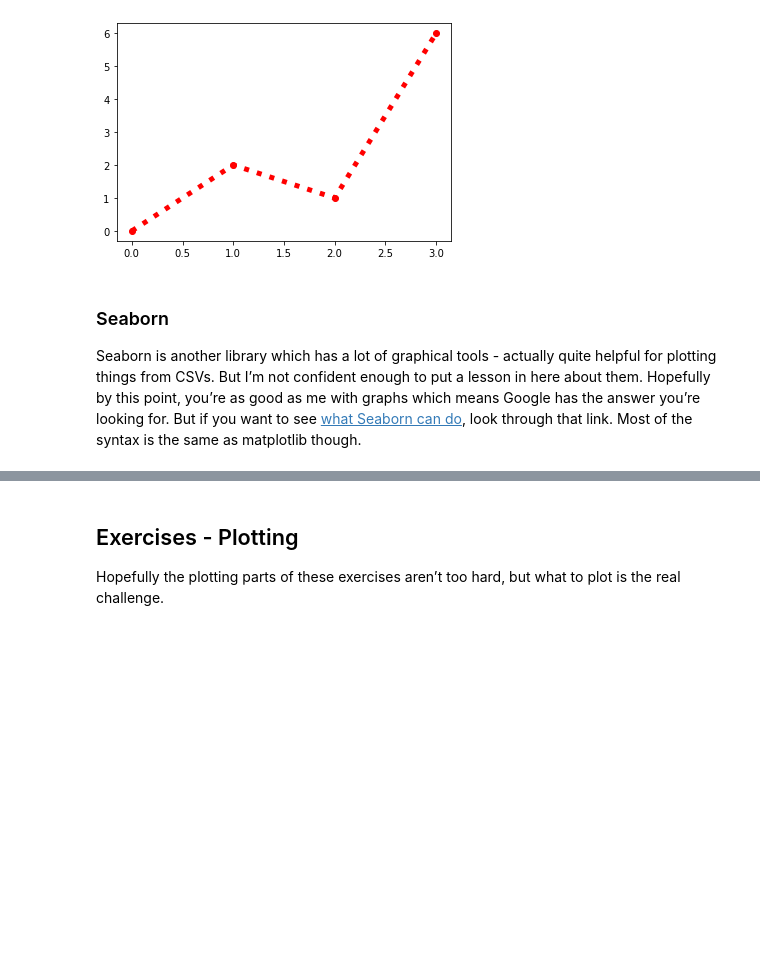
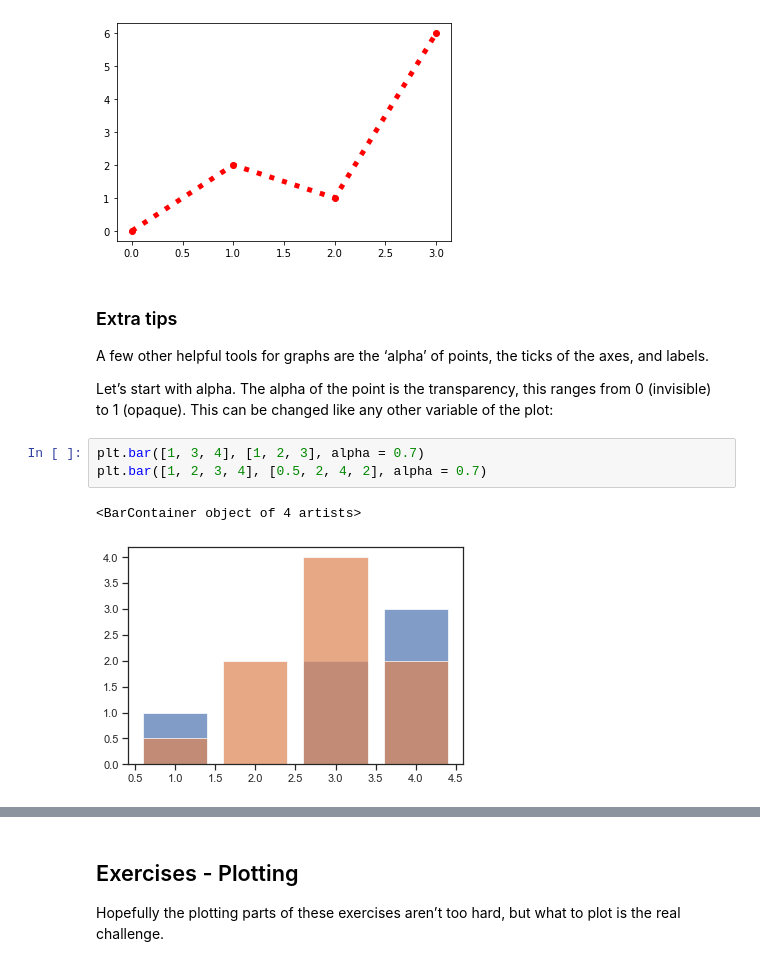
Before and after one commit to Aidan23Smith/Starting-with-Python, a Jupyter notebook: Python Basics.ipynb, the cells around one changed output, grey strips where cells are left out. Drawn from its saved outputs; the diff is of its cells as text; blank space fills up the shorter version.

```diff
--- a/Python Basics.ipynb
+++ b/Python Basics.ipynb
@@ -917,6 +932,14 @@ plt.show()
 # %% [output]
 [figure]
 # %% [markdown]
-### Seaborn
+### Extra tips
 
-Seaborn is another library which has a lot of graphical tools - actually quite helpful for plotting things from CSVs. But I’m not confident enough to put a lesson in here about them. Hopefully by this point, you’re as good as me with graphs which means Google has the answer you’re looking for. But if you want to see [what Seaborn can do](https://seaborn.pydata.org/examples/index.html), look through that link. Most of the syntax is the same as matplotlib though.
+A few other helpful tools for graphs are the ‘alpha’ of points, the ticks of the axes, and labels.
+
+Let’s start with alpha. The alpha of the point is the transparency, this ranges from 0 (invisible) to 1 (opaque). This can be changed like any other variable of the plot:
+# %%
+plt.bar([1, 3, 4], [1, 2, 3], alpha = 0.7)
+plt.bar([1, 2, 3, 4], [0.5, 2, 4, 2], alpha = 0.7)
+# %% [output]
+<BarContainer object of 4 artists>
+[figure, added]
```
Also changed, not shown: parts of 41 cells of this notebook.
